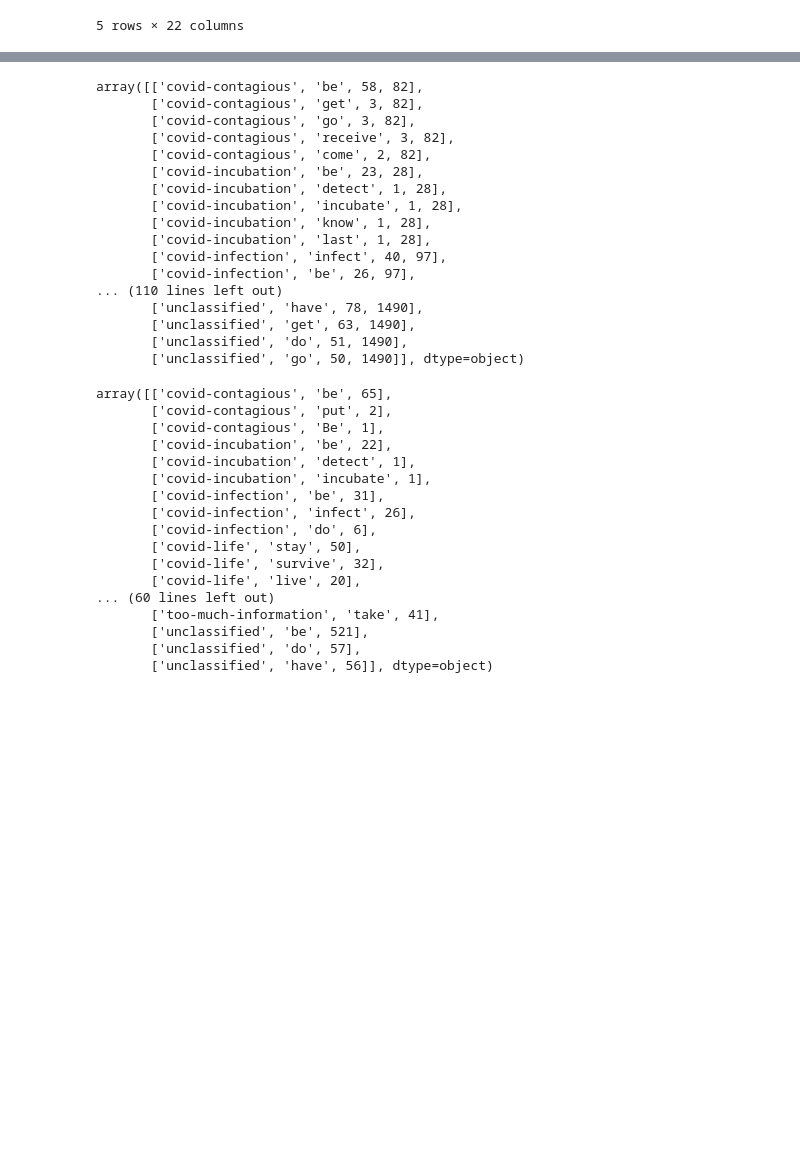
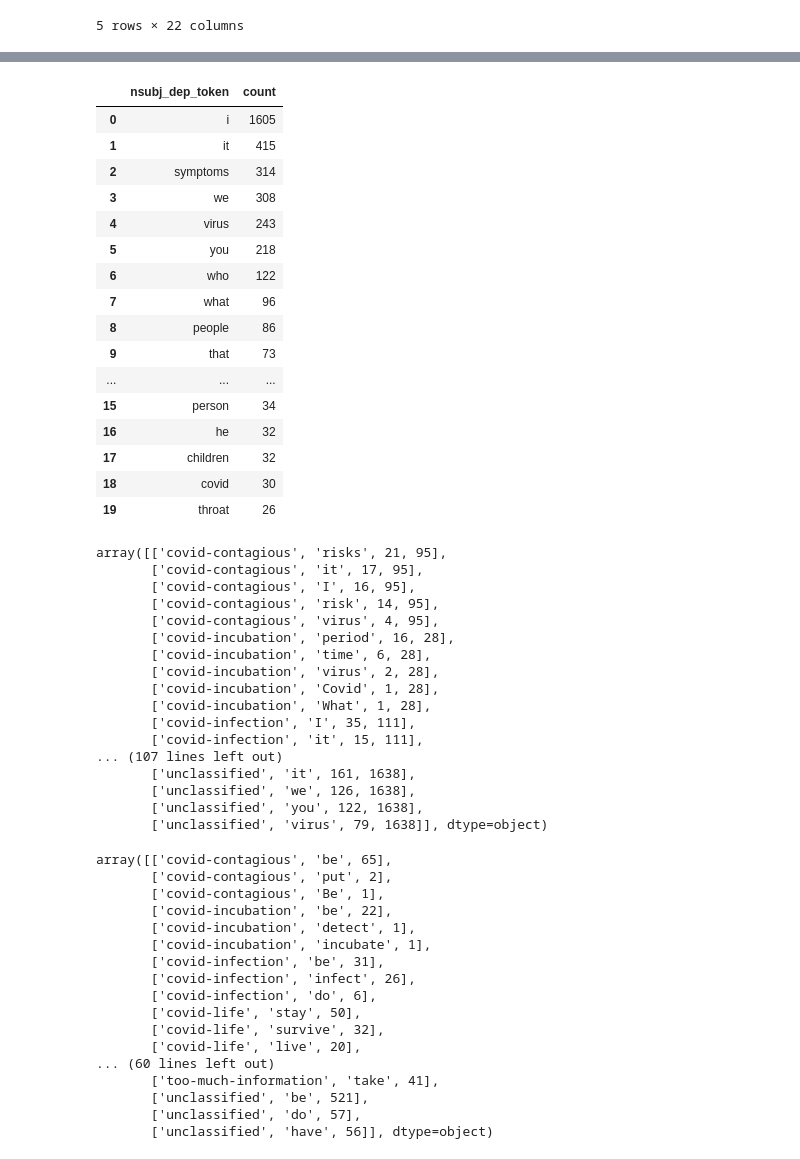
Before and after one commit to dialoguemd-archives/covidfaq, a Jupyter notebook: experiments/QuesSort Pipeline - Dependency Based.ipynb, the cells around one changed output, grey strips where cells are left out. Saved outputs shown, nothing was run; the diff lists cells and outputs as text; code cells hidden in the pictures; blank space fills up the shorter version.

```diff
--- a/experiments/QuesSort Pipeline - Dependency Based.ipynb
+++ b/experiments/QuesSort Pipeline - Dependency Based.ipynb
@@ -506,23 +556,43 @@ def get_stats(df, stat_col, groupby_col, top_count=3):
+# %%
+get_stats(dataset,"nsubj_dep_token")[:20]
+# %% [output]
+|  | nsubj_dep_token | count |
+| 0 | i | 1605 |
+| 1 | it | 415 |
+| 2 | symptoms | 314 |
+| 3 | we | 308 |
+| 4 | virus | 243 |
+| 5 | you | 218 |
+| 6 | who | 122 |
+| 7 | what | 96 |
+| 8 | people | 86 |
+| 9 | that | 73 |
+| ... | ... | ... |
+| 15 | person | 34 |
+| 16 | he | 32 |
+| 17 | children | 32 |
+| 18 | covid | 30 |
+| 19 | throat | 26 |
 # %%
-get_stats(dataset,"nsubj_lemma","cluster",5).join(dataset.groupby("cluster")["ques_en"].count()).values
+get_stats(dataset,"nsubj_dep_token","cluster",5).join(dataset.groupby("cluster")["ques_en"].count()).values
 # %% [output]
-array([['covid-contagious', 'be', 58, 82],
-       ['covid-contagious', 'get', 3, 82],
-       ['covid-contagious', 'go', 3, 82],
-       ['covid-contagious', 'receive', 3, 82],
-       ['covid-contagious', 'come', 2, 82],
-       ['covid-incubation', 'be', 23, 28],
-       ['covid-incubation', 'detect', 1, 28],
-       ['covid-incubation', 'incubate', 1, 28],
-       ['covid-incubation', 'know', 1, 28],
-       ['covid-incubation', 'last', 1, 28],
-       ['covid-infection', 'infect', 40, 97],
-       ['covid-infection', 'be', 26, 97],
-... (110 lines left out)
-       ['unclassified', 'have', 78, 1490],
-       ['unclassified', 'get', 63, 1490],
-       ['unclassified', 'do', 51, 1490],
-       ['unclassified', 'go', 50, 1490]], dtype=object)
+array([['covid-contagious', 'risks', 21, 95],
+       ['covid-contagious', 'it', 17, 95],
+       ['covid-contagious', 'I', 16, 95],
+       ['covid-contagious', 'risk', 14, 95],
+       ['covid-contagious', 'virus', 4, 95],
+       ['covid-incubation', 'period', 16, 28],
+       ['covid-incubation', 'time', 6, 28],
+       ['covid-incubation', 'virus', 2, 28],
+       ['covid-incubation', 'Covid', 1, 28],
+       ['covid-incubation', 'What', 1, 28],
+       ['covid-infection', 'I', 35, 111],
+       ['covid-infection', 'it', 15, 111],
+... (107 lines left out)
+       ['unclassified', 'it', 161, 1638],
+       ['unclassified', 'we', 126, 1638],
+       ['unclassified', 'you', 122, 1638],
+       ['unclassified', 'virus', 79, 1638]], dtype=object)
 # %%
 get_stats(dataset,"root_lemma","cluster",3).join(dataset.groupby("cluster")["ques_en"].count()).values
 # %% [output]
```
Also changed, not shown: parts of 75 cells of this notebook, 2 other files.
